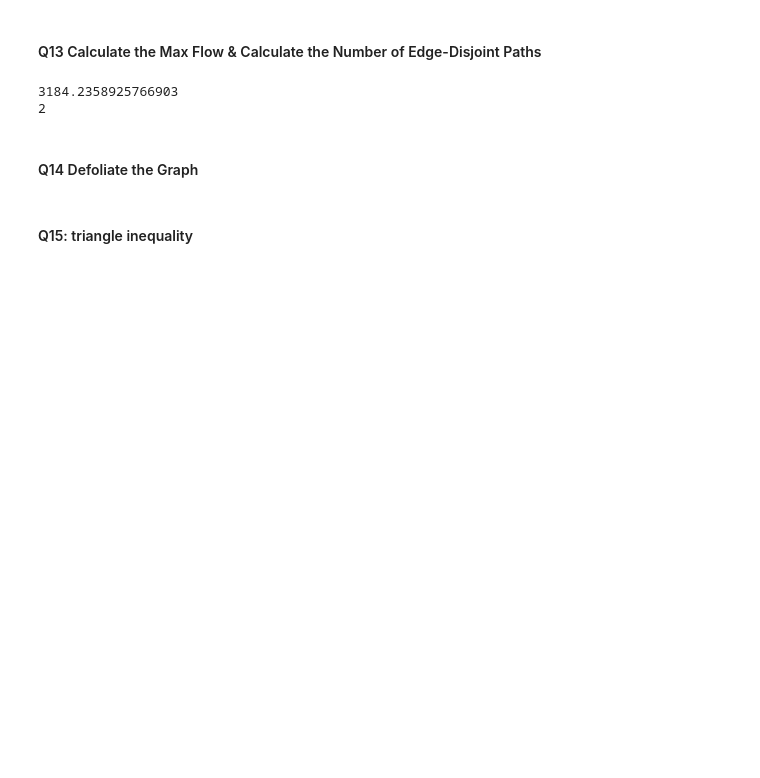
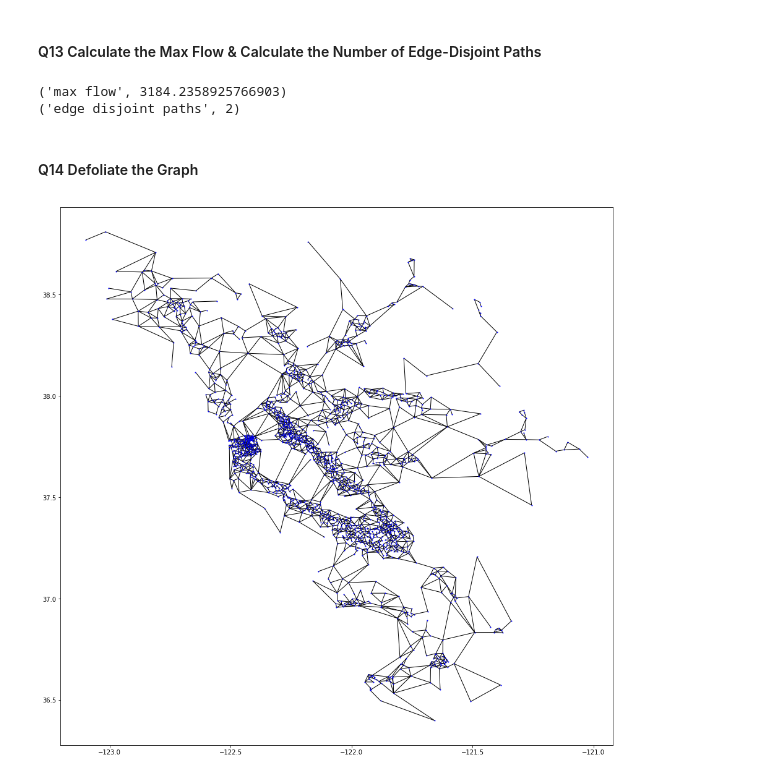
Before and after one commit to twjeric/UCLA-EE232-Large-Scale-Social-and-Complex-Networks, a Jupyter notebook: Project5/proj5_p3.ipynb, the cells around one changed output. Saved outputs shown, nothing was run; the diff lists cells and outputs as text; code cells hidden in the pictures; blank space fills up the shorter version.

```diff
--- a/Project5/proj5_p3.ipynb
+++ b/Project5/proj5_p3.ipynb
@@ -178,15 +170,42 @@ for (u,v) in largest_g2.edges:
+# %%
+display, location = {}, {}
+with open('vertex_list_G.txt') as nodeAttrFile:
+    csvReader = csv.reader(nodeAttrFile, delimiter='|')
+    next(csvReader, None)
+    for row in csvReader:
+        nodeId = int(row[0]) - 1
+        display[nodeId] = row[1]
+        location[nodeId] = (float(row[2]), float(row[3]))
+
+nx.set_node_attributes(largest_g2, display, 'display')
+nx.set_node_attributes(largest_g2, location, 'location')
+# %%
+weight = {}
+with open('edge_list_G.csv') as edgeAttrFile:
+    csvReader = csv.reader(edgeAttrFile)
+    next(csvReader, None)
+    for row in csvReader:
+        weight[(int(row[0])-1, int(row[1])-1)] = float(row[2])
+
+nx.set_edge_attributes(largest_g2, weight, 'weight')
 # %% [markdown]
 #### Q13 Calculate the Max Flow & Calculate the Number of Edge-Disjoint Paths
 # %%
 stanford_id = 2606
 UCSC_id = 1967
-print(nx.maximum_flow_value(largest_g2, stanford_id, UCSC_id))
+print("max flow", nx.maximum_flow_value(largest_g2, stanford_id, UCSC_id))
 
 from networkx.algorithms.connectivity.disjoint_paths import edge_disjoint_paths
-print(len(list(edge_disjoint_paths(largest_g2, stanford_id, UCSC_id))))
+print("edge disjoint paths", len(list(edge_disjoint_paths(largest_g2, stanford_id, UCSC_id))))
 # %% [output]
-3184.2358925766903
-2
+('max flow', 3184.2358925766903)
+('edge disjoint paths', 2)
 # %% [markdown]
 #### Q14 Defoliate the Graph
+# %%
+plt.figure(figsize=(16,16))
+nx.draw_networkx(largest_g2, nx.get_node_attributes(largest_g2, 'location'), with_labels=False, node_size=1,node_color='blue')
+plt.show()
+# %% [output]
+[figure, added]
 # %%
@@ -202,2 +218,0 @@ largest_g2.remove_edges_from(ebunch)
-# %% [markdown]
-#### Q15: triangle inequality
```
Also changed, not shown: parts of 9 cells of this notebook.
